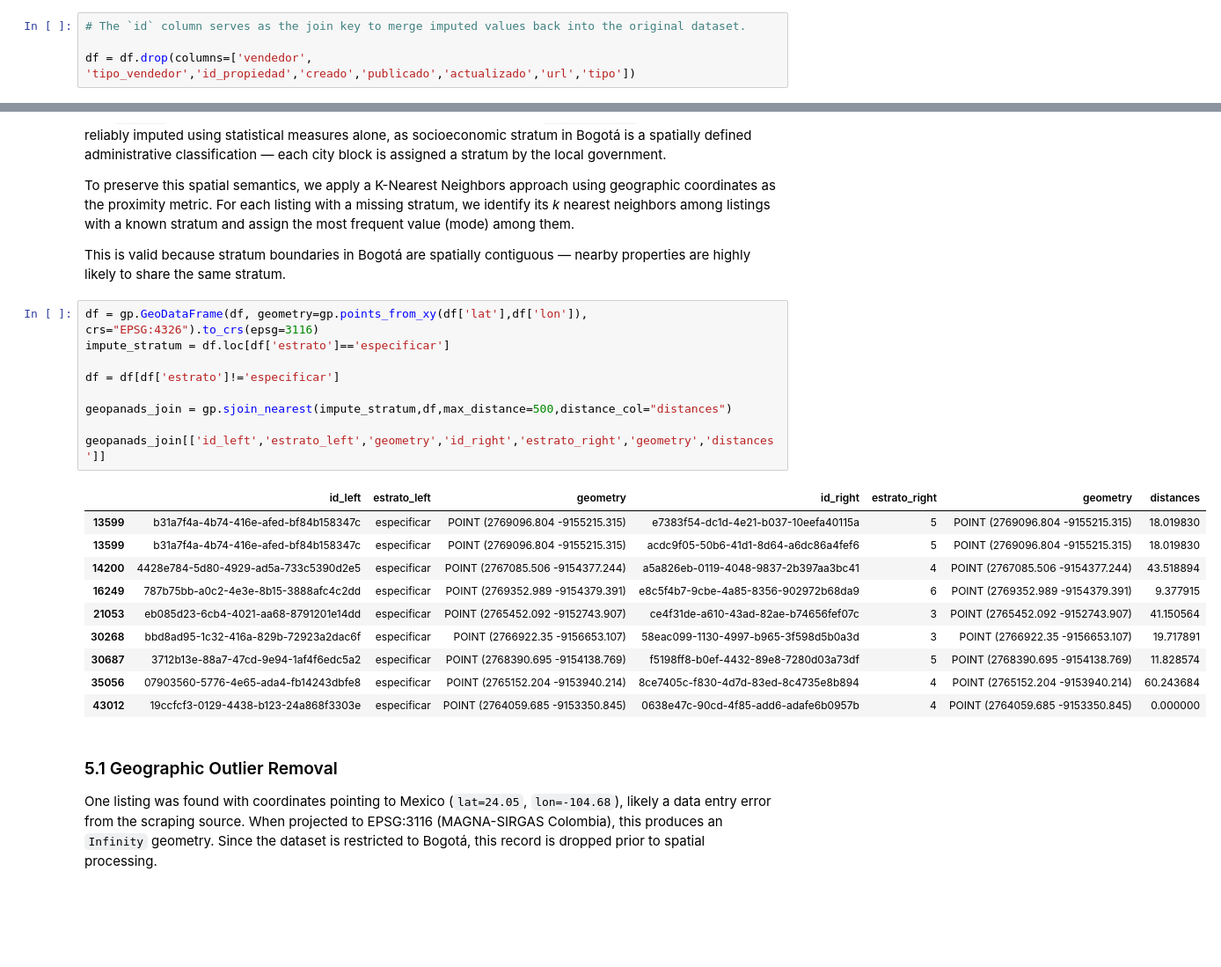
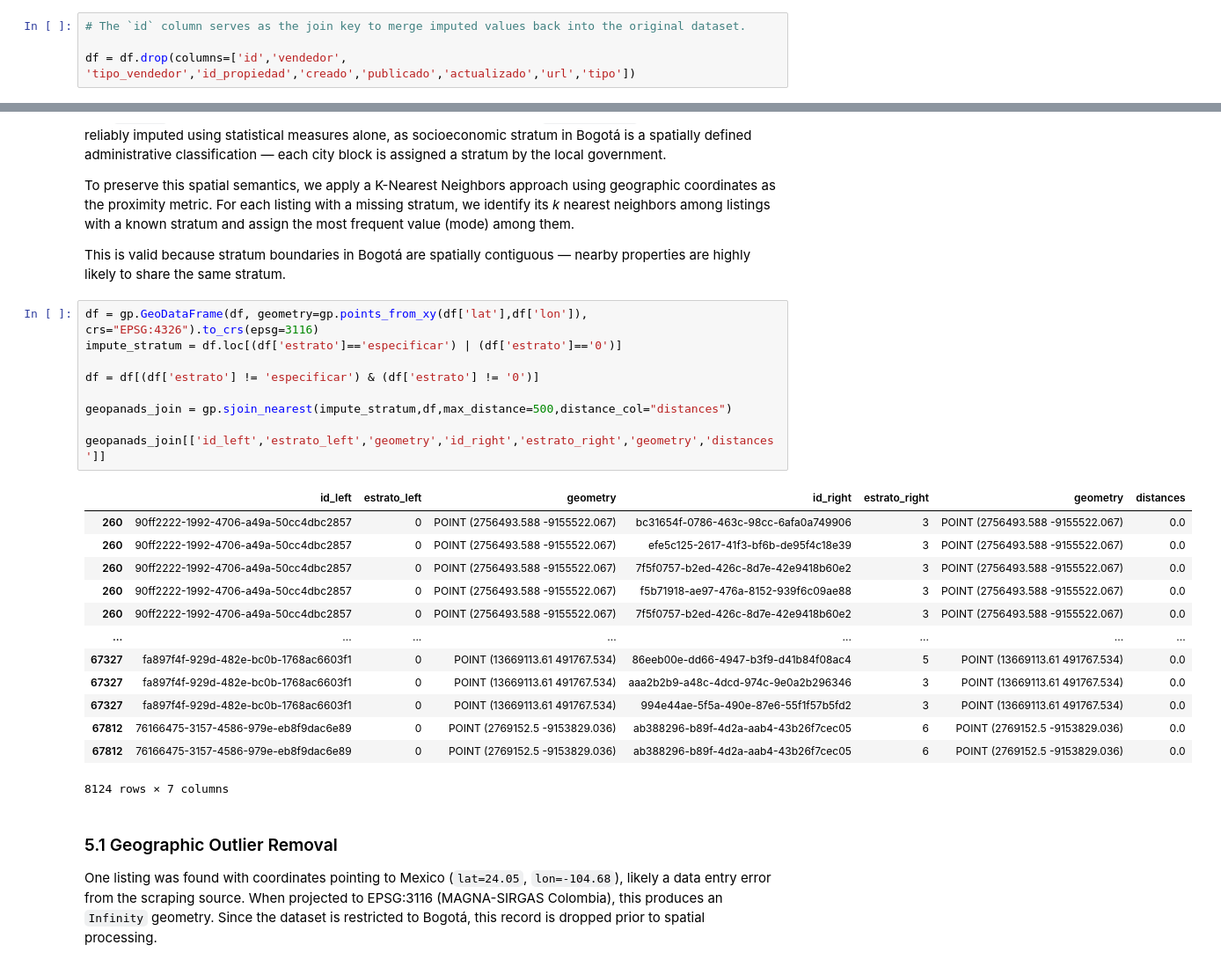
Before and after one commit to raulhiguerac/side, a Jupyter notebook: backend/analytics-service/notebooks/01_eda_bogota.ipynb, the cells around one changed output, grey strips where cells are left out. Shown at 88% size. Saved outputs shown, nothing was run; the diff lists cells and outputs as text; blank space fills up the shorter version.

```diff
--- a/backend/analytics-service/notebooks/01_eda_bogota.ipynb
+++ b/backend/analytics-service/notebooks/01_eda_bogota.ipynb
@@ -50,7 +50,7 @@ The following columns carry no predictive signal for price estimation and are re
 # %%
 # The `id` column serves as the join key to merge imputed values back into the original dataset.
 
-df = df.drop(columns=['vendedor', 'tipo_vendedor','id_propiedad','creado','publicado','actualizado','url','tipo'])
+df = df.drop(columns=['id','vendedor', 'tipo_vendedor','id_propiedad','creado','publicado','actualizado','url','tipo'])
 # %% [markdown]
 ## 4. Property Type — Recategorization
 
@@ -102,24 +102,27 @@ To preserve this spatial semantics, we apply a K-Nearest Neighbors approach usin
 This is valid because stratum boundaries in Bogotá are spatially contiguous — nearby properties are highly likely to share the same stratum.
 # %%
 df = gp.GeoDataFrame(df, geometry=gp.points_from_xy(df['lat'],df['lon']), crs="EPSG:4326").to_crs(epsg=3116)
-impute_stratum = df.loc[df['estrato']=='especificar']
+impute_stratum = df.loc[(df['estrato']=='especificar') | (df['estrato']=='0')]
 
-df = df[df['estrato']!='especificar']
+df = df[(df['estrato'] != 'especificar') & (df['estrato'] != '0')]
 
 geopanads_join = gp.sjoin_nearest(impute_stratum,df,max_distance=500,distance_col="distances")
 
 geopanads_join[['id_left','estrato_left','geometry','id_right','estrato_right','geometry','distances']]
 # %% [output]
 |  | id_left | estrato_left | geometry | id_right | estrato_right | geometry | distances |
-| 13599 | b31a7f4a-4b74-416e-afed-bf84b158347c | especificar | POINT (2769096.804 -9155215.315) | e7383f54-dc1d-4e21-b037-10eefa40115a | 5 | POINT (2769096.804 -9155215.315) | 18.019830 |
-| 13599 | b31a7f4a-4b74-416e-afed-bf84b158347c | especificar | POINT (2769096.804 -9155215.315) | acdc9f05-50b6-41d1-8d64-a6dc86a4fef6 | 5 | POINT (2769096.804 -9155215.315) | 18.019830 |
-| 14200 | 4428e784-5d80-4929-ad5a-733c5390d2e5 | especificar | POINT (2767085.506 -9154377.244) | a5a826eb-0119-4048-9837-2b397aa3bc41 | 4 | POINT (2767085.506 -9154377.244) | 43.518894 |
-| 16249 | 787b75bb-a0c2-4e3e-8b15-3888afc4c2dd | especificar | POINT (2769352.989 -9154379.391) | e8c5f4b7-9cbe-4a85-8356-902972b68da9 | 6 | POINT (2769352.989 -9154379.391) | 9.377915 |
-| 21053 | eb085d23-6cb4-4021-aa68-8791201e14dd | especificar | POINT (2765452.092 -9152743.907) | ce4f31de-a610-43ad-82ae-b74656fef07c | 3 | POINT (2765452.092 -9152743.907) | 41.150564 |
-| 30268 | bbd8ad95-1c32-416a-829b-72923a2dac6f | especificar | POINT (2766922.35 -9156653.107) | 58eac099-1130-4997-b965-3f598d5b0a3d | 3 | POINT (2766922.35 -9156653.107) | 19.717891 |
-| 30687 | 3712b13e-88a7-47cd-9e94-1af4f6edc5a2 | especificar | POINT (2768390.695 -9154138.769) | f5198ff8-b0ef-4432-89e8-7280d03a73df | 5 | POINT (2768390.695 -9154138.769) | 11.828574 |
-| 35056 | 07903560-5776-4e65-ada4-fb14243dbfe8 | especificar | POINT (2765152.204 -9153940.214) | 8ce7405c-f830-4d7d-83ed-8c4735e8b894 | 4 | POINT (2765152.204 -9153940.214) | 60.243684 |
-| 43012 | 19ccfcf3-0129-4438-b123-24a868f3303e | especificar | POINT (2764059.685 -9153350.845) | 0638e47c-90cd-4f85-add6-adafe6b0957b | 4 | POINT (2764059.685 -9153350.845) | 0.000000 |
+| 260 | 90ff2222-1992-4706-a49a-50cc4dbc2857 | 0 | POINT (2756493.588 -9155522.067) | bc31654f-0786-463c-98cc-6afa0a749906 | 3 | POINT (2756493.588 -9155522.067) | 0.0 |
+| 260 | 90ff2222-1992-4706-a49a-50cc4dbc2857 | 0 | POINT (2756493.588 -9155522.067) | efe5c125-2617-41f3-bf6b-de95f4c18e39 | 3 | POINT (2756493.588 -9155522.067) | 0.0 |
+| 260 | 90ff2222-1992-4706-a49a-50cc4dbc2857 | 0 | POINT (2756493.588 -9155522.067) | 7f5f0757-b2ed-426c-8d7e-42e9418b60e2 | 3 | POINT (2756493.588 -9155522.067) | 0.0 |
+| 260 | 90ff2222-1992-4706-a49a-50cc4dbc2857 | 0 | POINT (2756493.588 -9155522.067) | f5b71918-ae97-476a-8152-939f6c09ae88 | 3 | POINT (2756493.588 -9155522.067) | 0.0 |
+| 260 | 90ff2222-1992-4706-a49a-50cc4dbc2857 | 0 | POINT (2756493.588 -9155522.067) | 7f5f0757-b2ed-426c-8d7e-42e9418b60e2 | 3 | POINT (2756493.588 -9155522.067) | 0.0 |
+| ... | ... | ... | ... | ... | ... | ... | ... |
+| 67327 | fa897f4f-929d-482e-bc0b-1768ac6603f1 | 0 | POINT (13669113.61 491767.534) | 86eeb00e-dd66-4947-b3f9-d41b84f08ac4 | 5 | POINT (13669113.61 491767.534) | 0.0 |
+| 67327 | fa897f4f-929d-482e-bc0b-1768ac6603f1 | 0 | POINT (13669113.61 491767.534) | aaa2b2b9-a48c-4dcd-974c-9e0a2b296346 | 3 | POINT (13669113.61 491767.534) | 0.0 |
+| 67327 | fa897f4f-929d-482e-bc0b-1768ac6603f1 | 0 | POINT (13669113.61 491767.534) | 994e44ae-5f5a-490e-87e6-55f1f57b5fd2 | 3 | POINT (13669113.61 491767.534) | 0.0 |
+| 67812 | 76166475-3157-4586-979e-eb8f9dac6e89 | 0 | POINT (2769152.5 -9153829.036) | ab388296-b89f-4d2a-aab4-43b26f7cec05 | 6 | POINT (2769152.5 -9153829.036) | 0.0 |
+| 67812 | 76166475-3157-4586-979e-eb8f9dac6e89 | 0 | POINT (2769152.5 -9153829.036) | ab388296-b89f-4d2a-aab4-43b26f7cec05 | 6 | POINT (2769152.5 -9153829.036) | 0.0 |
+8124 rows × 7 columns
 # %% [markdown]
 ### 5.1 Geographic Outlier Removal
 
```
Also changed, not shown: parts of 19 cells of this notebook.
